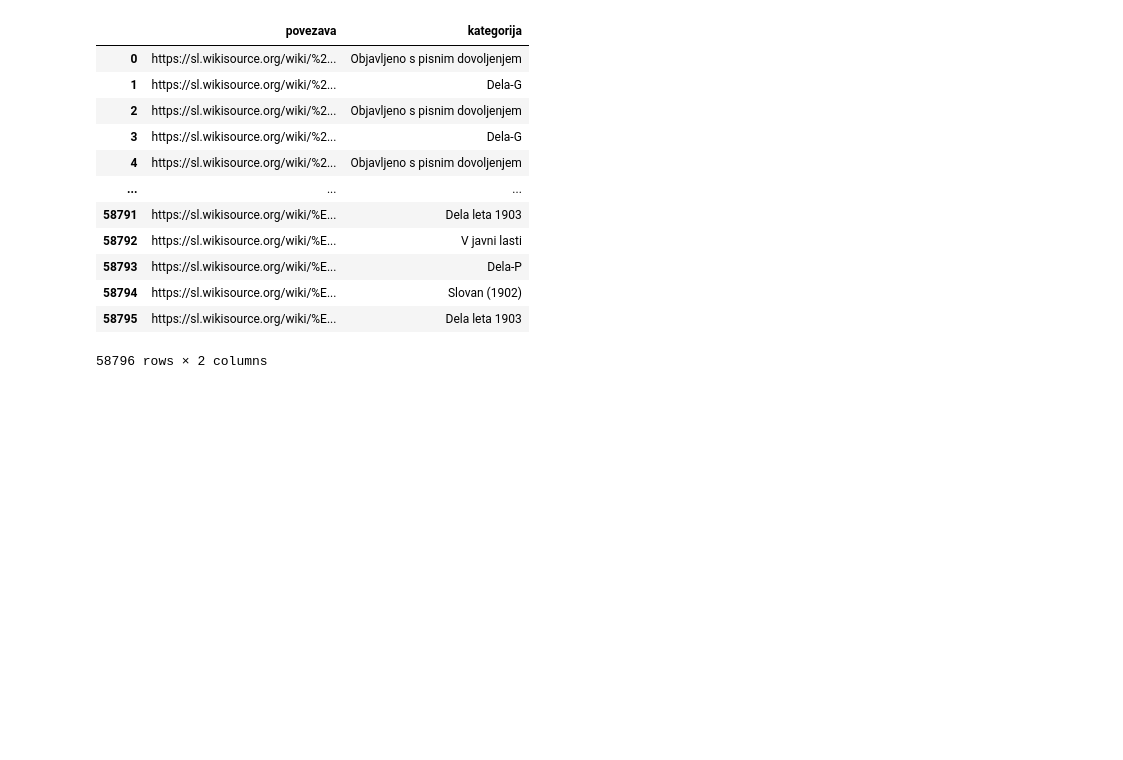
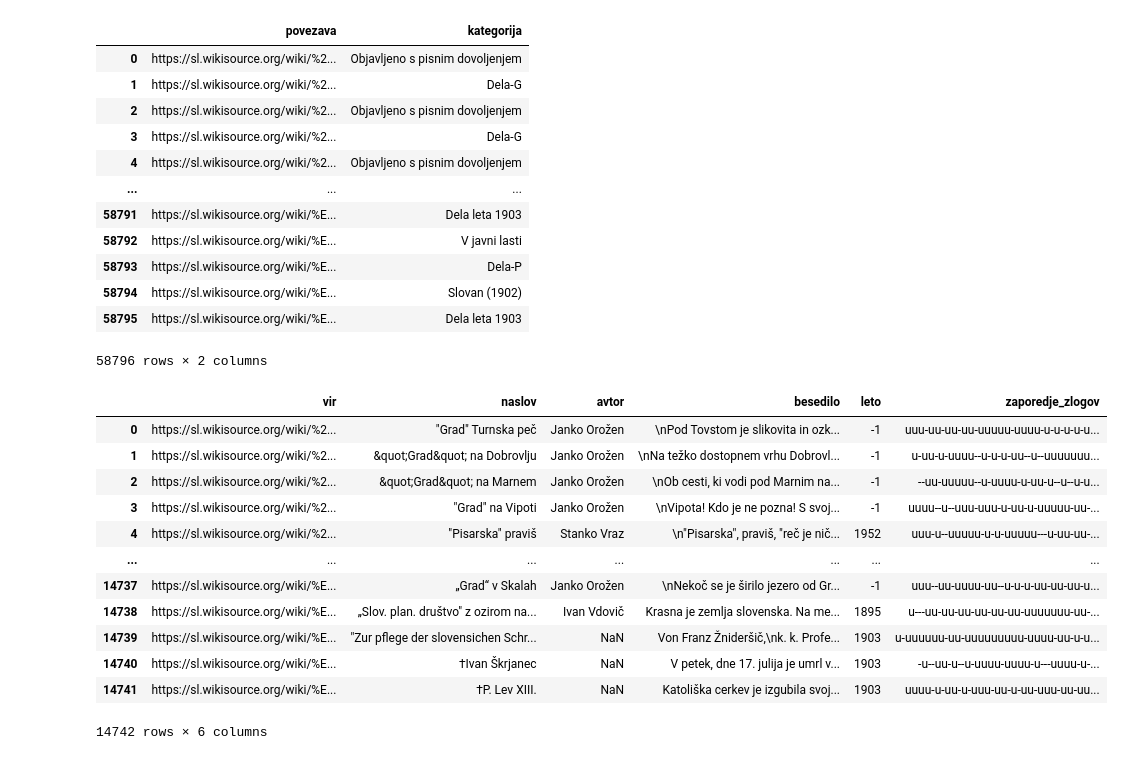
Before and after one commit to k3ap/prog1-projektna-naloga, a Jupyter notebook: analiza.ipynb, the cells around one changed output. Drawn from its saved outputs; the diff is of its cells as text; code cells hidden in the pictures; blank space fills up the shorter version.

Commit message:
Določitev zaporedja zlogov za literarna dela

```diff
--- a/analiza.ipynb
+++ b/analiza.ipynb
@@ -36,5 +37,6 @@ vse_neznanke = set()
 for s in vse_besede['poudarjena_beseda'].apply(neznane_crke).values:
     vse_neznanke.update(s)
 
-"".join(vse_neznanke)
+neznanke = "".join(vse_neznanke)
+neznanke
 # %% [output]
@@ -81,3 +83,9 @@ vse_besede
 | 933104 | zanje | zánje | -u |
 | 933105 | zase | záse | -u |
 933106 rows × 3 columns
+# %%
+# Pripravimo si zgoščevalno tabelo besed in zlogov, da lahko v nadaljevanju hitreje opravimo analizo
+besede_zlogi = {}
+for beseda, zlog in zip(vse_besede.beseda, vse_besede.zlogi):
+    besede_zlogi[beseda] = zlog
+besede_zlogi
@@ -136,3 +162,49 @@ kategorije
 | 58794 | https://sl.wikisource.org/wiki/%E... | Slovan (1902) |
 | 58795 | https://sl.wikisource.org/wiki/%E... | Dela leta 1903 |
 58796 rows × 2 columns
+# %%
+# Definiramo pomožne funkcije za pripravo pretvorbe besedil v zaporedje zlogov
+def standardiziraj_whitespace(besedilo):
+    besedilo = "".join(" " if ch.isspace() else ch for ch in besedilo)
+    while "  " in besedilo:
+        besedilo = besedilo.replace("  ", " ")
+    return besedilo.strip()
+
+def pripravi_besedilo(besedilo):
+    """Odstrani vse nečrkovne in ne-whitespace znake, ter standardiziraj whitespace"""
+    sprejeti_znaki = string.ascii_letters + neznanke + " "
+    besedilo = standardiziraj_whitespace(besedilo)
+    return "".join(ch for ch in besedilo if ch in sprejeti_znaki)
+# %%
+def pretvori_v_zloge(pripravljeno_besedilo):
+    """Pretvori besedilo v zaporedje zlogov. V zaporedju ne ohranimo mej med besedami."""
+    besede = pripravljeno_besedilo.split()
+    zlogi = ""
+    for beseda in besede:
+        if beseda in besede_zlogi:
+            zlogi += besede_zlogi[beseda]
+        else:
+            # če besede slučajno ni, obstaja možnost, da je zapisana s poudarjenimi zlogi
+            # takrat jih interpoliramo na mestu
+            # sicer bo funkcija vrnila same nepoudarjene zloge, kar ni optimalno, ampak
+            # glede tega ne moramo narediti ravno veliko
+            zlogi += poudarjeni_zlogi(beseda)
+    return zlogi
+
+literarna_dela["zaporedje_zlogov"] = literarna_dela.besedilo.apply(lambda s: pretvori_v_zloge(pripravi_besedilo(s)))
+literarna_dela
+# ta celica se izvaja malce dlje časa
+# %% [output]
+|  | vir | naslov | avtor | besedilo | leto | zaporedje_zlogov |
+| 0 | https://sl.wikisource.org/wiki/%2... | "Grad" Turnska peč | Janko Orožen | \nPod Tovstom je slikovita in ozk... | -1 | uuu-uu-uu-uu-uuuuu-uuuu-u-u-u-u-u... |
+| 1 | https://sl.wikisource.org/wiki/%2... | &quot;Grad&quot; na Dobrovlju | Janko Orožen | \nNa težko dostopnem vrhu Dobrovl... | -1 | u-uu-u-uuuu--u-u-u-uu--u--uuuuuuu... |
+| 2 | https://sl.wikisource.org/wiki/%2... | &quot;Grad&quot; na Marnem | Janko Orožen | \nOb cesti, ki vodi pod Marnim na... | -1 | --uu-uuuuu--u-uuuu-u-uu-u--u--u-u... |
+| 3 | https://sl.wikisource.org/wiki/%2... | "Grad" na Vipoti | Janko Orožen | \nVipota! Kdo je ne pozna! S svoj... | -1 | uuuu--u--uuu-uuu-u-uu-u-uuuuu-uu-... |
+| 4 | https://sl.wikisource.org/wiki/%2... | "Pisarska" praviš | Stanko Vraz | \n"Pisarska", praviš, "reč je nič... | 1952 | uuu-u--uuuuu-u-u-uuuuu---u-uu-uu-... |
+| ... | ... | ... | ... | ... | ... | ... |
+| 14737 | https://sl.wikisource.org/wiki/%E... | „Grad“ v Skalah | Janko Orožen | \nNekoč se je širilo jezero od Gr... | -1 | uuu--uu-uuuu-uu--u-u-u-uu-uu-uu-u... |
+| 14738 | https://sl.wikisource.org/wiki/%E... | „Slov. plan. društvo" z ozirom na... | Ivan Vdovič | Krasna je zemlja slovenska. Na me... | 1895 | u---uu-uu-uu-uu-uu-uu-uuuuuuu-uu-... |
+| 14739 | https://sl.wikisource.org/wiki/%E... | "Zur pflege der slovensichen Schr... | NaN | Von Franz Žnideršič,\nk. k. Profe... | 1903 | u-uuuuuu-uu-uuuuuuuuu-uuuu-uu-u-u... |
+| 14740 | https://sl.wikisource.org/wiki/%E... | †Ivan Škrjanec | NaN | V petek, dne 17. julija je umrl v... | 1903 | -u--uu-u--u-uuuu-uuuu-u---uuuu-u-... |
+| 14741 | https://sl.wikisource.org/wiki/%E... | †P. Lev XIII. | NaN | Katoliška cerkev je izgubila svoj... | 1903 | uuuu-u-uu-u-uuu-uu-u-uu-uuu-uu-uu... |
+14742 rows × 6 columns
```
Also changed, not shown: parts of 3 cells of this notebook.
